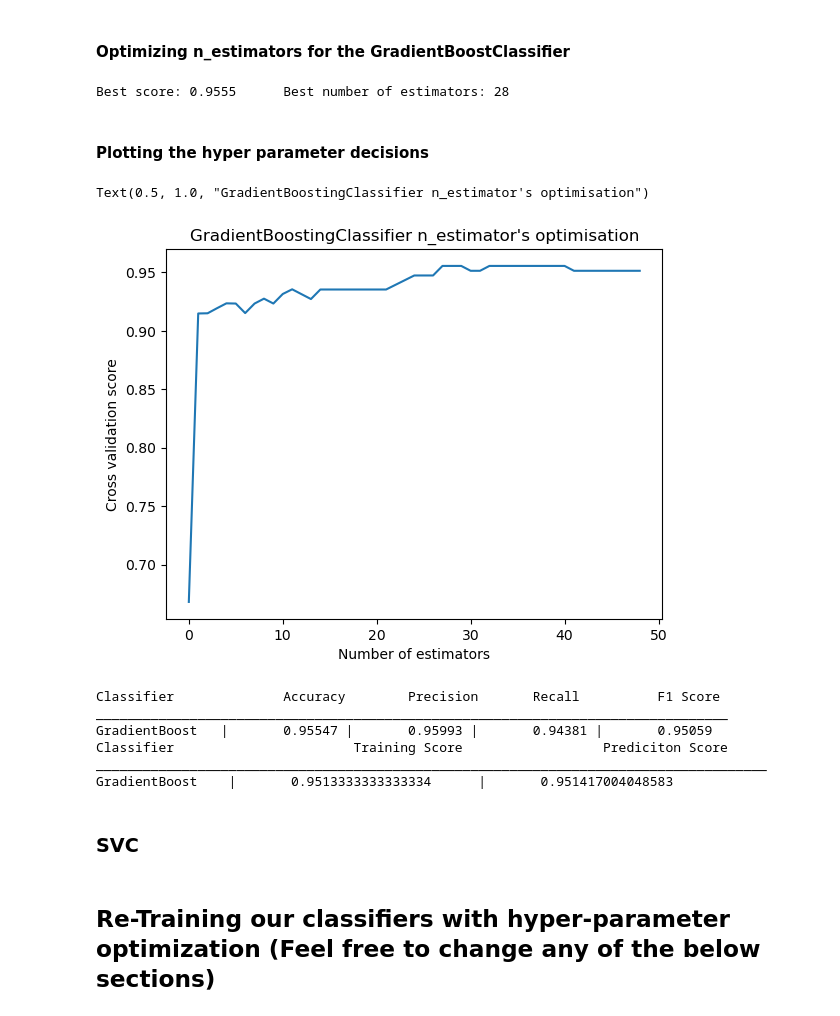
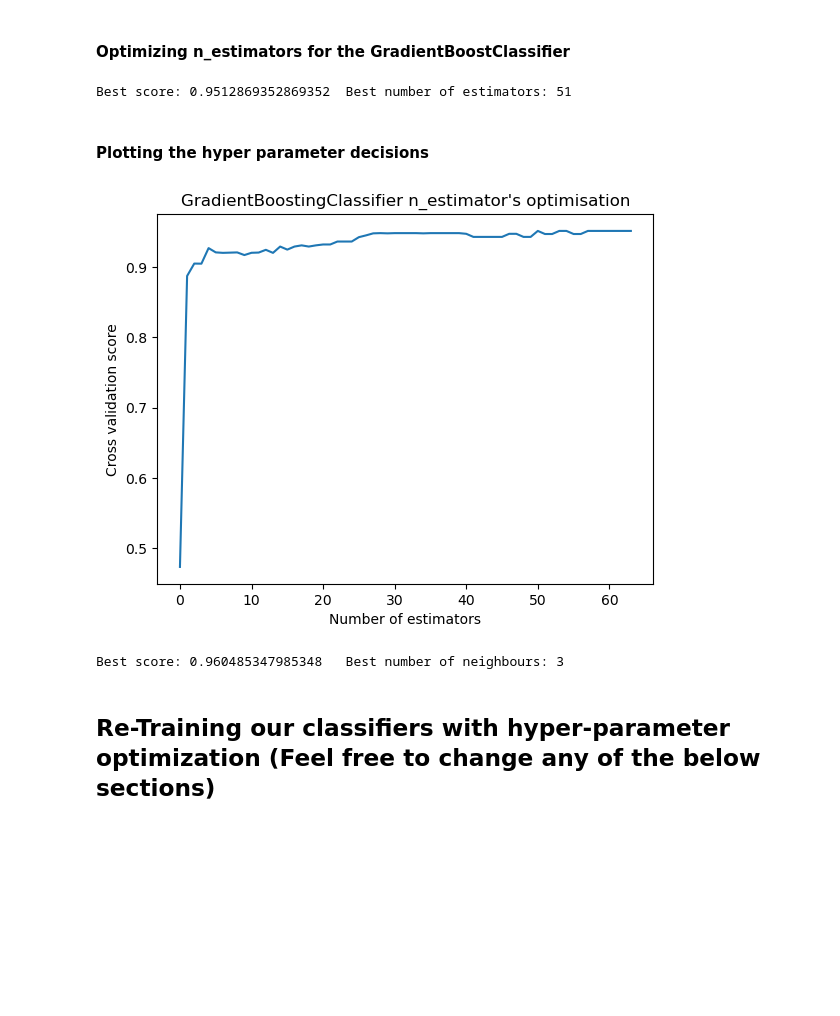
Before and after one commit to Mokoto-K/COSC102-assignment-3, a Jupyter notebook: assignment-3-Remake.ipynb, the cells around one changed output. Drawn from its saved outputs; the diff is of its cells as text; code cells hidden in the pictures; blank space fills up the shorter version.

```diff
--- a/assignment-3-Remake.ipynb
+++ b/assignment-3-Remake.ipynb
@@ -875,14 +882,14 @@ def optimise_estimators(classifier, max_estimators, X, y):
     # Keeps track of how many estimators haven't scored a new high score
     stop_counter = 0
     # The total number of estimators in a row that are allowed to not score a new high
-    stop_limit = 100
+    stop_limit = 50
 
     # Iterator through a number series from 1 to max_estimators
     for estimator in range(1, max_estimators):
         # Initialise the passed in classifier with n_estimators equal to the number of iterations so far
         clf = classifier(n_estimators = estimator)
         # Calculate the cross val score for the classifier on the X and y sets
-        clf_score = cross_val_score(clf, X, y, cv = 10)
+        clf_score = cross_val_score(clf, X, y, cv = 10, scoring = "f1_macro")
         # Take the mean from all the cross fold from validation testing
         clf_score = clf_score.mean()
         # append the scores mean to the list hold all scores for each estimator value
@@ -911,8 +918,8 @@ def optimise_estimators(classifier, max_estimators, X, y):
 # %%
 rnd = RandomForestClassifier
 
-number_of_estimators = 50
+number_of_estimators = 100
 
 best_estimator, cv_scores = optimise_estimators(rnd, number_of_estimators, X_train, y_train)
-rnd = RandomForestClassifier(n_estimators = best_estimator)
+rnd_trained = RandomForestClassifier(n_estimators = best_estimator)
 # %% [output]
@@ -930,3 +939,0 @@ Text(0.5, 1.0, 'Hyper parameter training of Random Forest Classifier')
-# %%
-classifiers_performance_metrics([(rnd, "RandomForest")], X_train, y_train, X_test, y_test)
-overfit_test({"RandomForest": rnd}, X_train, y_train)
@@ -943,32 +946,38 @@ RandomForest     |       0.9638333333333333      |       0.9676113360323887
 #### Optimizing n_estimators for the GradientBoostClassifier
 # %%
 gbc = GradientBoostingClassifier
-best_estimator, cv_scores = optimise_estimators(gbc, 50, X_train, y_train)
-gbc = GradientBoostingClassifier(n_estimators = best_estimator)
+best_estimator, cv_scores = optimise_estimators(gbc, number_of_estimators, X_train, y_train)
+gbc_trained = GradientBoostingClassifier(n_estimators = best_estimator)
 # %% [output]
-Best score: 0.9555      Best number of estimators: 28
+Best score: 0.9512869352869352  Best number of estimators: 51
 # %% [markdown]
 #### Plotting the hyper parameter decisions
 # %%
-plt.plot(np.arange(0, 49), cv_scores)
+plt.plot(np.arange(0, len(cv_scores)), cv_scores)
 plt.xlabel("Number of estimators")
 plt.ylabel("Cross validation score")
 plt.title("GradientBoostingClassifier n_estimator's optimisation")
+plt.show()
 # %% [output]
-Text(0.5, 1.0, "GradientBoostingClassifier n_estimator's optimisation")
-[figure, old version]
+[figure, new version]
 # %%
-classifiers_performance_metrics([(gbc, "GradientBoost")], X_train, y_train, X_test, y_test)
-overfit_test({"GradientBoost": gbc}, X_train, y_train)
+best_neighbour = 0
+best_f1 = 0
+cv_scores = []
+
+for neighbour in range(1,50):
+    knn = KNeighborsClassifier(n_neighbors=neighbour)
+    f1 = cross_val_score(knn, X_train, y_train, cv = 10, scoring= "f1_macro").mean()
+
+    cv_scores.append(f1)
+
+    if f1 > best_f1:
+        best_f1 = f1
+        best_neighbour = neighbour
+print(f"Best score: {best_f1}\tBest number of neighbours: {best_neighbour}")
+knn_trained = KNeighborsClassifier(n_neighbors=best_neighbour)
 # %% [output]
-Classifier              Accuracy        Precision       Recall          F1 Score
-_________________________________________________________________________________
-GradientBoost   |       0.95547 |       0.95993 |       0.94381 |       0.95059
-Classifier                       Training Score                  Prediciton Score
-______________________________________________________________________________________
-GradientBoost    |       0.9513333333333334      |       0.951417004048583
+Best score: 0.960485347985348   Best number of neighbours: 3
-# %% [markdown]
-### SVC
 # %% [markdown]
 ## Re-Training our classifiers with hyper-parameter optimization (Feel free to change any of the below sections)
 # %% [markdown]
```
Also changed, not shown: parts of 9 cells of this notebook.
